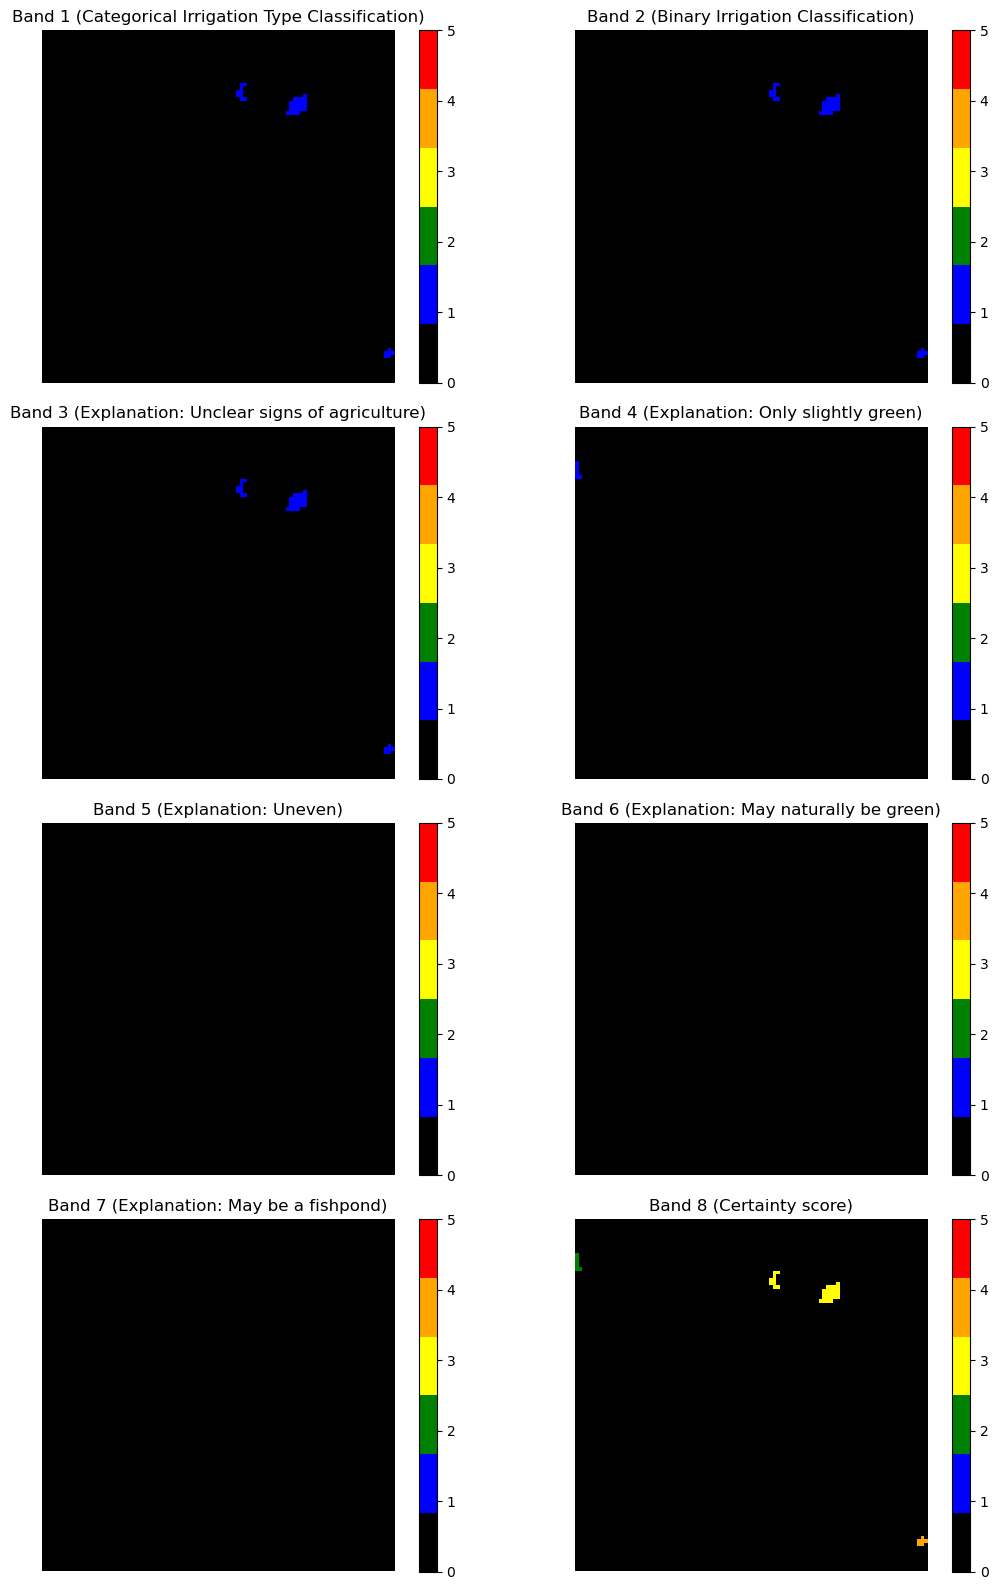
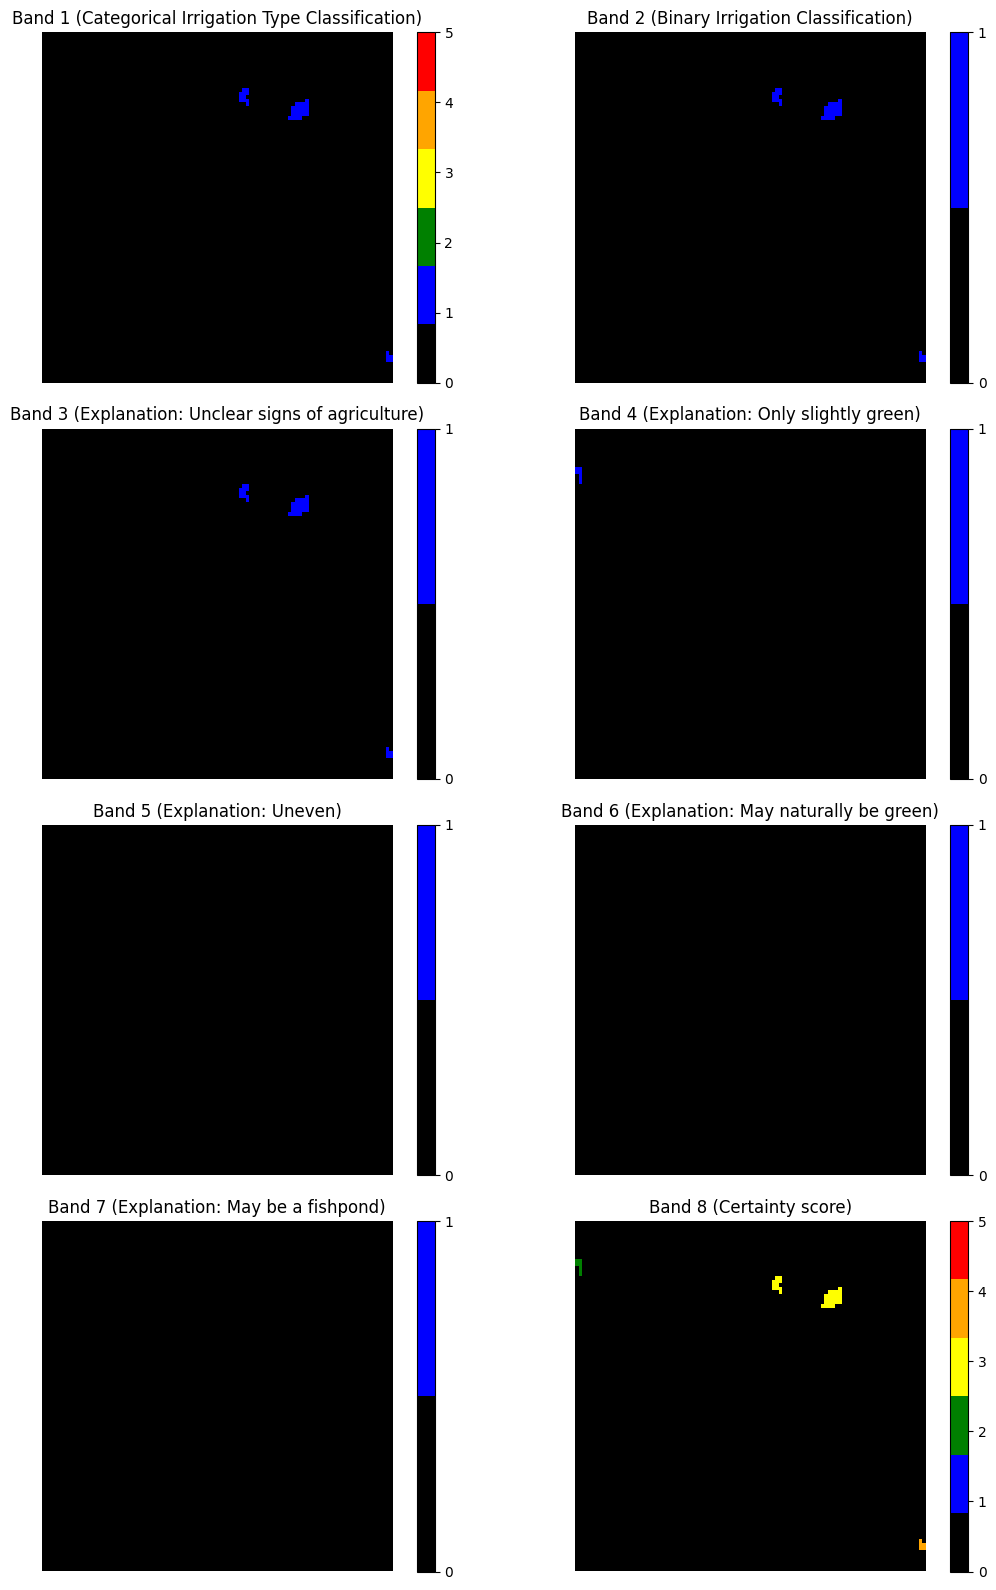
Unified diff of the notebook cell whose output changed from the first chart to the second:
--- before
+++ after
@@ -34,7 +34,8 @@
 for i in range(8):
     ax = axes[i]
-    im = ax.imshow(image[i], cmap=cmap, vmin=0, vmax=len(colors) - 1)
-    ax.imshow(image[i], cmap=cmap, vmin=0, vmax=len(colors) - 1)
-    cbar = fig.colorbar(im, ax=ax, fraction=0.046, pad=0.04, ticks=range(len(colors))) 
+    len_colors = len(colors) if i == 7 or i == 0 else 2
+    cmap = ListedColormap(colors[:len_colors])
+    im = ax.imshow(image[i], cmap=cmap, vmin=0, vmax=len(colors[:len_colors]) - 1)
+    cbar = fig.colorbar(im, ax=ax, fraction=0.046, pad=0.04, ticks=range(len_colors)) 
     ax.set_title(f'Band {i + 1} ({band_dict[i+1]})', fontsize=12)
     ax.axis('off')

Commit: Update label tif visualization notebook to use 2 colors for binary bands